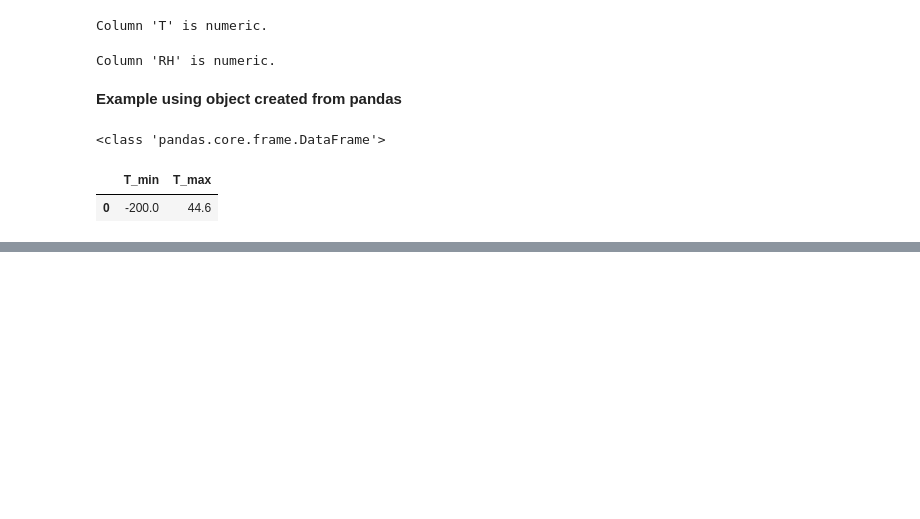
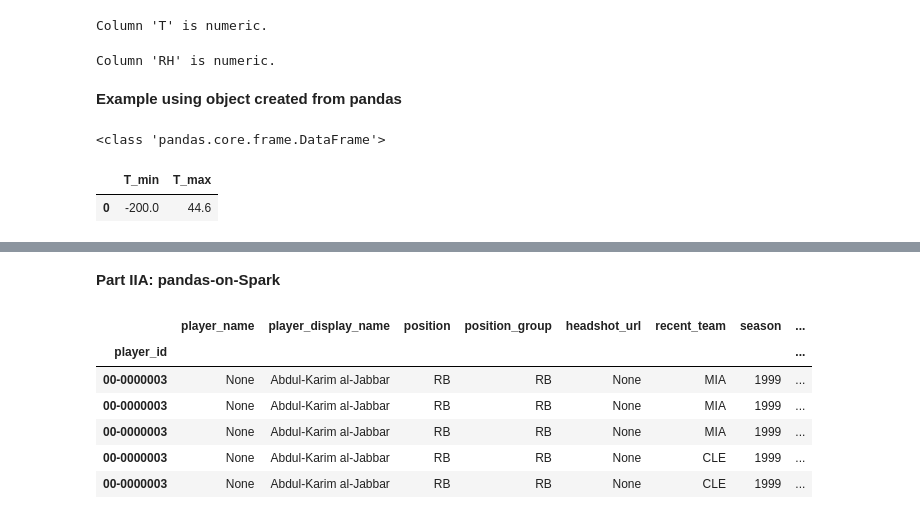
Before and after one commit to whiterabbit077/st554_project2, a Jupyter notebook: project2_solution.ipynb, the cells around one changed output, grey strips where cells are left out. Drawn from its saved outputs; the diff is of its cells as text; code cells hidden in the pictures; blank space fills up the shorter version.

```diff
--- a/project2_solution.ipynb
+++ b/project2_solution.ipynb
@@ -620,0 +626,16 @@ result_pd
+# %% [markdown]
+**Part IIA: pandas-on-Spark**
+# %%
+# Read with an explicit index column to avoid the default-index warning
+nfl_ps = ps.read_csv("weekly_nfl_data.csv", index_col="player_id")
+
+# Show the first 5 rows
+nfl_ps.head(5)
+# %% [output]
+|  | player_name | player_display_name | position | position_group | headshot_url | recent_team | season | ... |
+| player_id |  |  |  |  |  |  |  | ... |
+| 00-0000003 | None | Abdul-Karim al-Jabbar | RB | RB | None | MIA | 1999 | ... |
+| 00-0000003 | None | Abdul-Karim al-Jabbar | RB | RB | None | MIA | 1999 | ... |
+| 00-0000003 | None | Abdul-Karim al-Jabbar | RB | RB | None | MIA | 1999 | ... |
+| 00-0000003 | None | Abdul-Karim al-Jabbar | RB | RB | None | CLE | 1999 | ... |
+| 00-0000003 | None | Abdul-Karim al-Jabbar | RB | RB | None | CLE | 1999 | ... |
```
Also changed, not shown: parts of 18 cells of this notebook.
